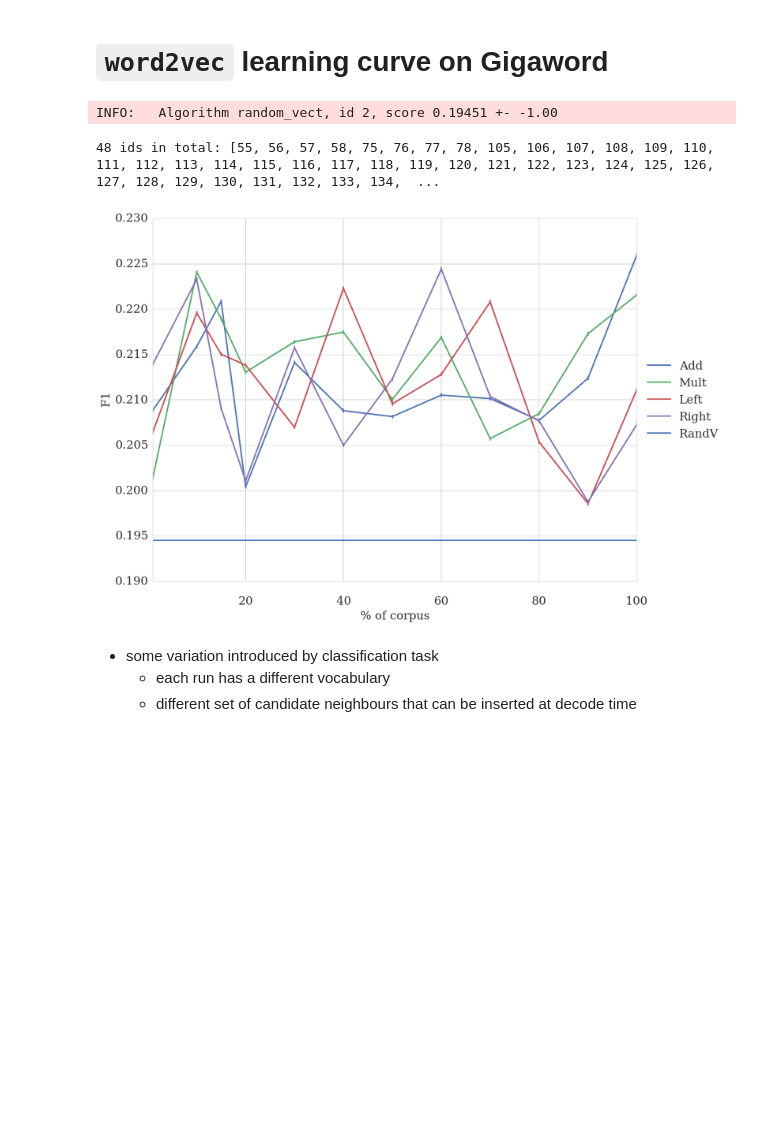
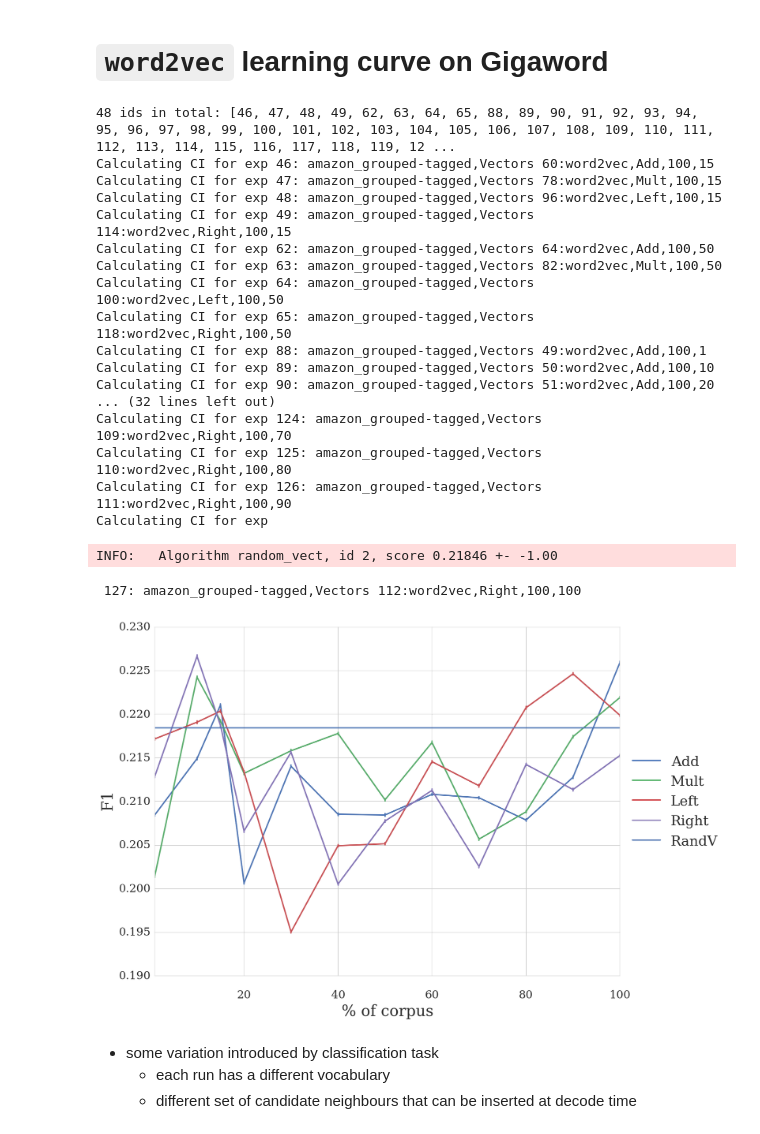
Before and after one commit to mbatchkarov/ExpLosion, a Jupyter notebook: notebooks/effect_of_unlabelled_size.ipynb, the cells around one changed output. Drawn from its saved outputs; the diff is of its cells as text; code cells hidden in the pictures; blank space fills up the shorter version.

```diff
--- a/notebooks/effect_of_unlabelled_size.ipynb
+++ b/notebooks/effect_of_unlabelled_size.ipynb
@@ -89,37 +89,54 @@ df = pd.DataFrame({'F1':scores,
                    'Composer':names,
                    'cvfold':folds,
                    '% of corpus':get_vectors_field(ids, 'unlabelled_percentage'),
                    'ids':exp_ids})
 # df1#['% of Gigaword']
 df.to_html('df.html')
 df[df.cvfold==0].sort('% of corpus').to_html('dfsmall.html')
 
 ax = sns.tsplot(df, time='% of corpus', condition='Composer', value='F1', unit='cvfold',
                 err_style=['ci_bars']);
 # _ = ax.set_title('Performance vs Amount of unlabelled data');
 # _ = ax.set(ylim=(.5, .8))
 # _ = ax.set(xlim=(None, 10)) # zoom in on the left hand size
 # remove axis labels
 # ax.set(xlabel='', ylabel='')
 
 # random baseline
 for alg, paper_name in zip(['random_vect', ], ['RandV', ]): # 'random_neigh', 'RandN'
     try: # I don't have random vect results for amazon
         rand = Experiment.objects.get(vectors__algorithm=alg, labelled=corpus).id
         score, score_std = Results.objects.get(id=rand,
-                                                  classifier='MultinomialNB').get_performance_info('macrof1')
+                                                  classifier=CLASSIFIER).get_performance_info()
         logging.info('Algorithm %s, id %d, score %0.5f +- %0.2f', alg, rand, score, score_std)
         ax.plot(range(0,101), [score]*101, label=paper_name);
     except Exception as e:
         print(e)
         logging.info('Missing %s for %s', alg, corpus)
         continue
 plt.legend(loc='center left',  bbox_to_anchor=(1, 0.5))
 plt.savefig('plot-w2v_learning_curve_amazon.pdf' ,format='pdf', dpi=300, bbox_inches='tight', pad_inches=0.1)
 # %% [output]
-INFO:   Algorithm random_vect, id 2, score 0.19451 +- -1.00
+48 ids in total: [46, 47, 48, 49, 62, 63, 64, 65, 88, 89, 90, 91, 92, 93, 94, 95, 96, 97, 98, 99, 100, 101, 102, 103, 104, 105, 106, 107, 108, 109, 110, 111, 112, 113, 114, 115, 116, 117, 118, 119, 12 ...
+Calculating CI for exp 46: amazon_grouped-tagged,Vectors 60:word2vec,Add,100,15
+Calculating CI for exp 47: amazon_grouped-tagged,Vectors 78:word2vec,Mult,100,15
+Calculating CI for exp 48: amazon_grouped-tagged,Vectors 96:word2vec,Left,100,15
+Calculating CI for exp 49: amazon_grouped-tagged,Vectors 114:word2vec,Right,100,15
+Calculating CI for exp 62: amazon_grouped-tagged,Vectors 64:word2vec,Add,100,50
+Calculating CI for exp 63: amazon_grouped-tagged,Vectors 82:word2vec,Mult,100,50
+Calculating CI for exp 64: amazon_grouped-tagged,Vectors 100:word2vec,Left,100,50
+Calculating CI for exp 65: amazon_grouped-tagged,Vectors 118:word2vec,Right,100,50
+Calculating CI for exp 88: amazon_grouped-tagged,Vectors 49:word2vec,Add,100,1
+Calculating CI for exp 89: amazon_grouped-tagged,Vectors 50:word2vec,Add,100,10
+Calculating CI for exp 90: amazon_grouped-tagged,Vectors 51:word2vec,Add,100,20
+... (32 lines left out)
+Calculating CI for exp 124: amazon_grouped-tagged,Vectors 109:word2vec,Right,100,70
+Calculating CI for exp 125: amazon_grouped-tagged,Vectors 110:word2vec,Right,100,80
+Calculating CI for exp 126: amazon_grouped-tagged,Vectors 111:word2vec,Right,100,90
+Calculating CI for exp
-48 ids in total: [55, 56, 57, 58, 75, 76, 77, 78, 105, 106, 107, 108, 109, 110, 111, 112, 113, 114, 115, 116, 117, 118, 119, 120, 121, 122, 123, 124, 125, 126, 127, 128, 129, 130, 131, 132, 133, 134,  ...
+INFO:   Algorithm random_vect, id 2, score 0.21846 +- -1.00
+ 127: amazon_grouped-tagged,Vectors 112:word2vec,Right,100,100
-[figure, old version]
+[figure, new version]
 # %% [markdown]
  - some variation introduced by classification task
    - each run has a different vocabulary
```
Also changed, not shown: parts of 1 cell of this notebook, 7 other files.
